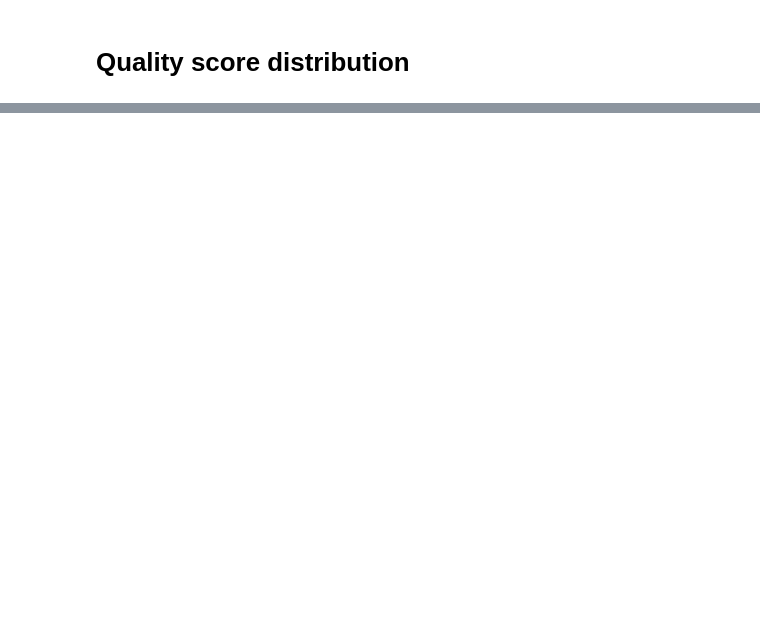
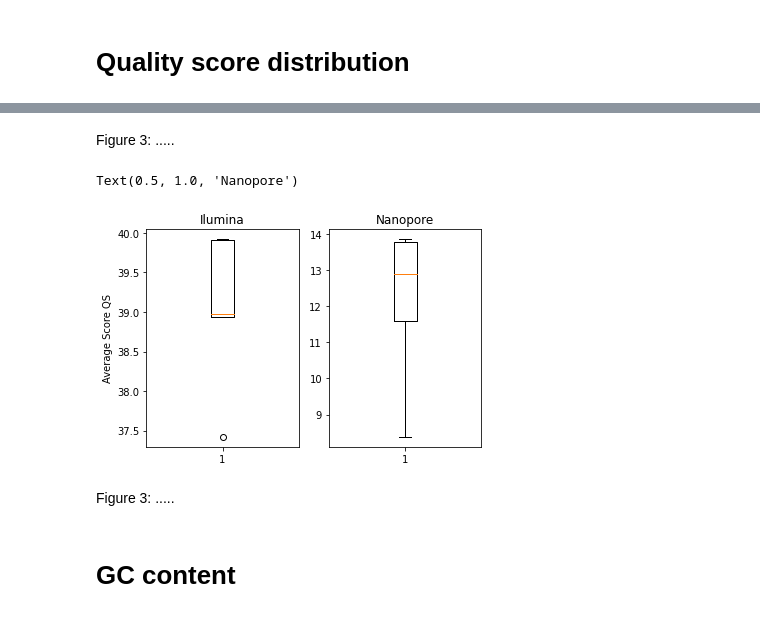
Before and after one commit to zealjinwala/Computational-Analysis, a Jupyter notebook: DNASeqAnalysis.ipynb, the cells around one changed output, grey strips where cells are left out. Saved outputs shown, nothing was run; the diff lists cells and outputs as text; code cells hidden in the pictures; blank space fills up the shorter version.

```diff
--- a/DNASeqAnalysis.ipynb
+++ b/DNASeqAnalysis.ipynb
@@ -43,2 +56,22 @@ plt.show()
 # %% [markdown]
 # Quality score distribution
+# %%
+QscoreIL = dfIllumina['Qscore']
+meanQSIL = [round(np.mean(QscoreIL[i]),2) for i in range(len(QscoreIL))]
+medianQSIL = [round(np.median(QscoreIL[i]),2) for i in range(len(QscoreIL))]
+stdQSIL = [round(np.std(QscoreIL[i]),2) for i in range(len(QscoreIL))]
+
+QscoreNP = dfNanopore['Qscore']
+meanQSNP = [round(np.mean(QscoreNP[i]),2) for i in range(len(QscoreNP))]
+medianQSNP = [round(np.median(QscoreNP[i]),2) for i in range(len(QscoreNP))]
+stdQSNP = [round(np.std(QscoreNP[i]),2) for i in range(len(QscoreNP))]
+
+plt.subplot(1,2,1)
+plt.hist(medianQSIL)
+plt.xlabel('Median Score QS')
+plt.ylabel('Number of sequence reads')
+plt.title('Illumina')
+plt.subplot(1,2,2)
+plt.hist(medianQSNP)
+plt.xlabel('Median Score QS')
+plt.title('Nanopore')
@@ -44,0 +81,17 @@ plt.show()
+# %% [markdown]
+Figure 3: .....
+# %%
+plt.subplot(1,2,1)
+plt.boxplot(meanQSIL)
+plt.ylabel('Average Score QS')
+plt.title('Ilumina')
+plt.subplot(1,2,2)
+plt.boxplot(meanQSNP)
+plt.title('Nanopore')
+# %% [output]
+Text(0.5, 1.0, 'Nanopore')
+[figure, added]
+# %% [markdown]
+Figure 3: .....
+# %% [markdown]
+# GC content
```
Also changed, not shown: parts of 8 cells of this notebook.
